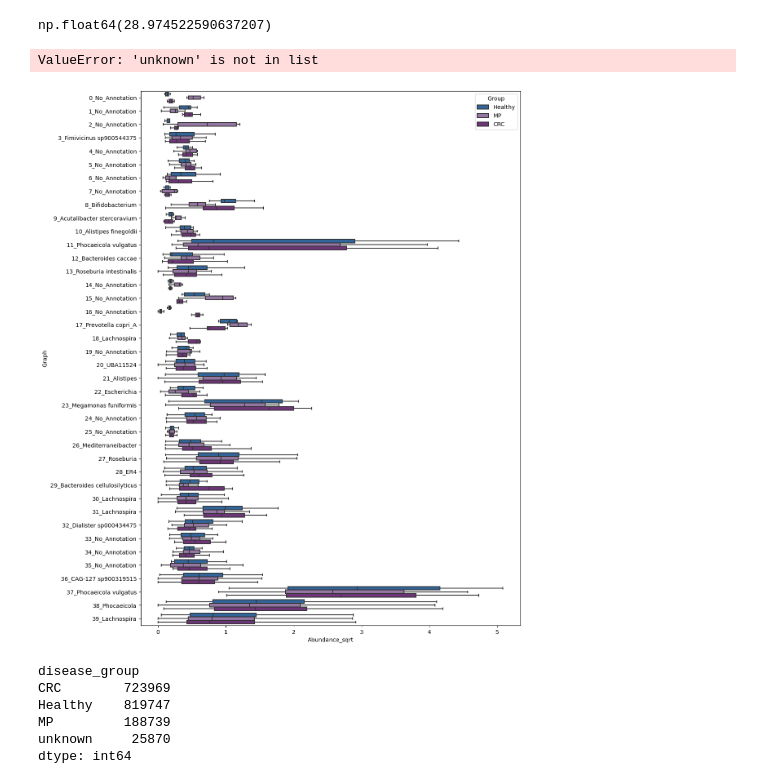
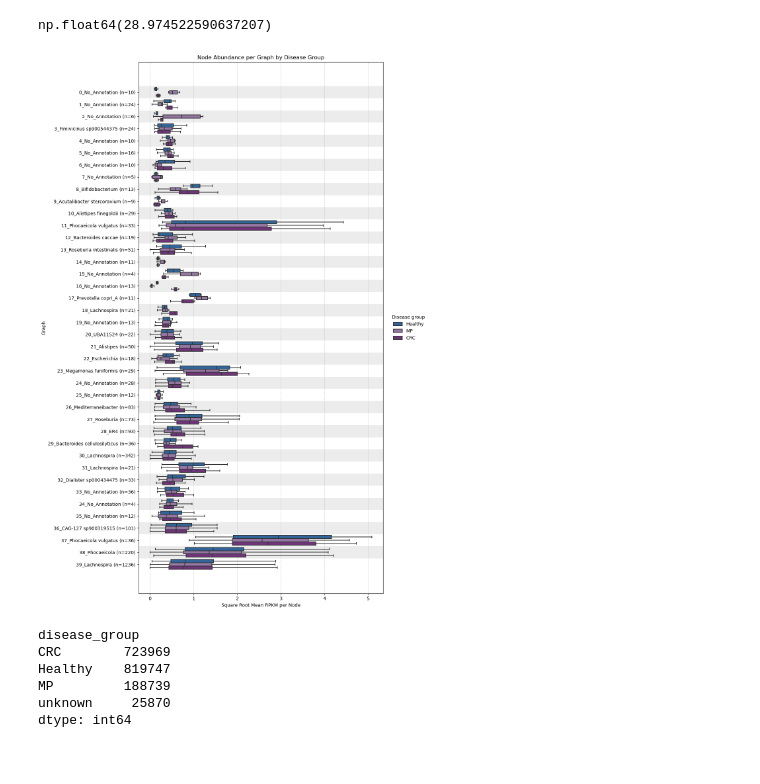
Before and after one commit to IngiumDev/bgc-subgraph-search, a Jupyter notebook: AMR_analysis/graph_taxonomy_composition_analysis.ipynb, the cells around one changed output. Drawn from its saved outputs; the diff is of its cells as text; code cells hidden in the pictures.

Commit message:
fix(notebook): clean up group categories and add node counts to graph labels 	•	drop unused categorical levels in df_plot[“Group”] before plotting 	•	append per-graph unique node counts to y-axis labels

```diff
--- a/AMR_analysis/graph_taxonomy_composition_analysis.ipynb
+++ b/AMR_analysis/graph_taxonomy_composition_analysis.ipynb
@@ -430,7 +430,7 @@ df_plot = (
     .mean()
     .rename(columns={"graph_name": "Graph", "node_id": "Node", "disease_group": "Group", "abundance": "Abundance"})
 )
-
+df_plot["Group"] = df_plot["Group"].cat.remove_unused_categories()
 df_plot["Abundance_sqrt"] = np.sqrt(df_plot["Abundance"].clip(lower=0))
 
 # --- Ordering (sort graphs by numeric id prefix before first "_") ---
@@ -444,39 +444,44 @@ hue_order = [g for g in preferred_hue_order if g in set(df_plot["Group"].astype(
 # --- Palette (fallback to seaborn default if you have other groups) ---
 disease_palette = {"Healthy": "#2166ac", "CRC": "#762a83", "MP": "#9970ab"}
 palette = {g: disease_palette[g] for g in hue_order if g in disease_palette}
+
+# --- Node counts per graph (unique nodes) ---
+node_counts = df_plot.groupby("Graph")["Node"].nunique().to_dict()
+graph_order_labels = [f"{g} (n={node_counts.get(g, 0)})" for g in graph_order]
 
 # --- Plot ---
 plt.figure(figsize=(12,17))
 ax = sns.boxplot(
     data=df_plot,
     y="Graph",
     x="Abundance_sqrt",
     hue="Group",
     order=graph_order,
     hue_order=hue_order,
     palette=palette if len(palette) == len(hue_order) else None,
     linewidth=1.5,
     showfliers=False,
 )
 
-
 ax.set_title("Node Abundance per Graph by Disease Group")
 ax.set_xlabel("Square Root Mean RPKM per Node")
 ax.set_ylabel("Graph")
 
 # alternating row shading
 for i in range(len(graph_order)):
     if i % 2 == 0:
         ax.axhspan(i - 0.5, i + 0.5, facecolor="gray", alpha=0.15, zorder=0)
 
+# add node count to graph labels
+ax.set_yticklabels(graph_order_labels)
+
 ax.legend(title="Disease group", loc="center left", bbox_to_anchor=(1.02, 0.5), frameon=False)
 ax.xaxis.grid(True, linestyle="--", linewidth=0.5)
 
 plt.tight_layout()
 plt.show()
 # %% [output]
-ValueError: 'unknown' is not in list
-[figure, old version]
+[figure, new version]
 # %%
 # find out how many rows each disease group has
 node_sample_abundance_df.groupby("disease_group").size()
```
